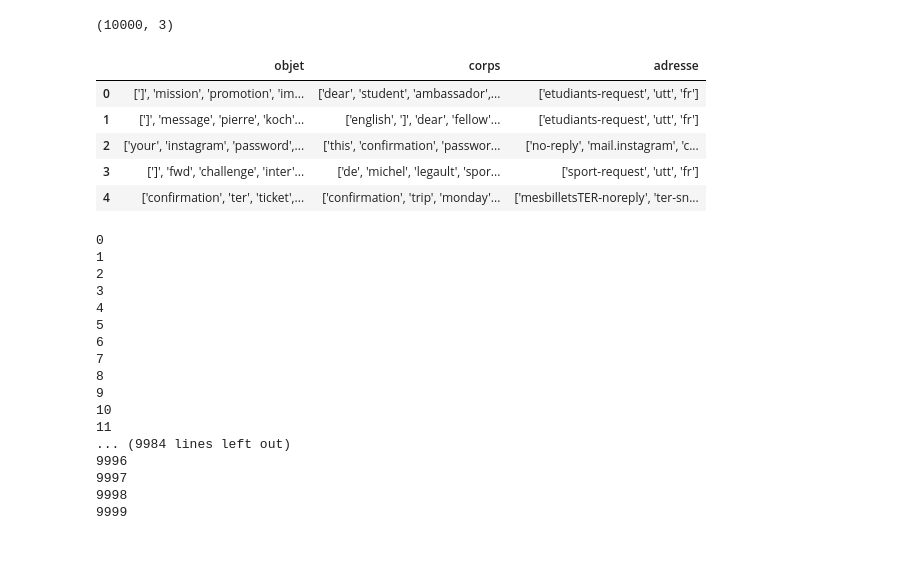
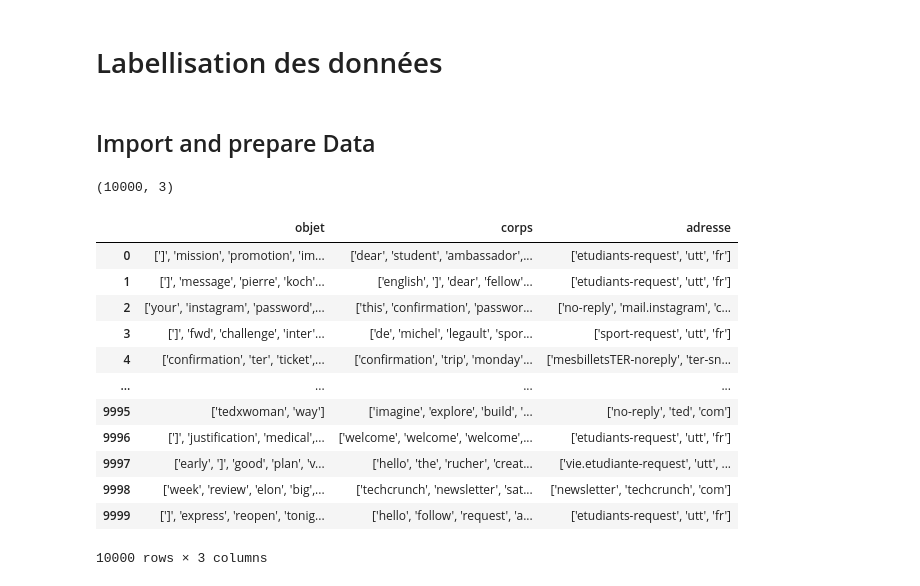
Before and after one commit to GuichardB/Email_Classification, a Jupyter notebook: labellisation.ipynb, the cells around one changed output. Cells and saved outputs as stored; diff of their text form; code cells hidden in the pictures; blank space fills up the shorter version.

Commit message:
bonne avancée labellisation

```diff
--- a/labellisation.ipynb
+++ b/labellisation.ipynb
@@ -1,3 +1,7 @@
+# %% [markdown]
+# Labellisation des données
+# %% [markdown]
+## Import and prepare Data
 # %%
 import numpy as np
 import pandas as pd
@@ -10,37 +14,25 @@ print(data.shape)
 # %% [output]
 (10000, 3)
 # %%
-data.head()
+data
 # %% [output]
 |  | objet | corps | adresse |
 | 0 | [']', 'mission', 'promotion', 'im... | ['dear', 'student', 'ambassador',... | ['etudiants-request', 'utt', 'fr'] |
 | 1 | [']', 'message', 'pierre', 'koch'... | ['english', ']', 'dear', 'fellow'... | ['etudiants-request', 'utt', 'fr'] |
 | 2 | ['your', 'instagram', 'password',... | ['this', 'confirmation', 'passwor... | ['no-reply', 'mail.instagram', 'c... |
 | 3 | [']', 'fwd', 'challenge', 'inter'... | ['de', 'michel', 'legault', 'spor... | ['sport-request', 'utt', 'fr'] |
 | 4 | ['confirmation', 'ter', 'ticket',... | ['confirmation', 'trip', 'monday'... | ['mesbilletsTER-noreply', 'ter-sn... |
+| ... | ... | ... | ... |
+| 9995 | ['tedxwoman', 'way'] | ['imagine', 'explore', 'build', '... | ['no-reply', 'ted', 'com'] |
+| 9996 | [']', 'justification', 'medical',... | ['welcome', 'welcome', 'welcome',... | ['etudiants-request', 'utt', 'fr'] |
+| 9997 | ['early', ']', 'good', 'plan', 'v... | ['hello', 'the', 'rucher', 'creat... | ['vie.etudiante-request', 'utt', ... |
+| 9998 | ['week', 'review', 'elon', 'big',... | ['techcrunch', 'newsletter', 'sat... | ['newsletter', 'techcrunch', 'com'] |
+| 9999 | [']', 'express', 'reopen', 'tonig... | ['hello', 'follow', 'request', 'a... | ['etudiants-request', 'utt', 'fr'] |
+10000 rows × 3 columns
 # %%
 i = 0
 while i < len(data):
-    print(i)
     data['objet'][i] = ast.literal_eval(data['objet'][i])
     data['corps'][i] = ast.literal_eval(data['corps'][i])
     data['adresse'][i] = ast.literal_eval(data['adresse'][i])
     i+=1
-# %% [output]
-0
-1
-2
-3
-4
-5
-6
-7
-8
-9
-10
-11
-... (9984 lines left out)
-9996
-9997
-9998
-9999
```
Also changed, not shown: parts of 80 cells of this notebook.
